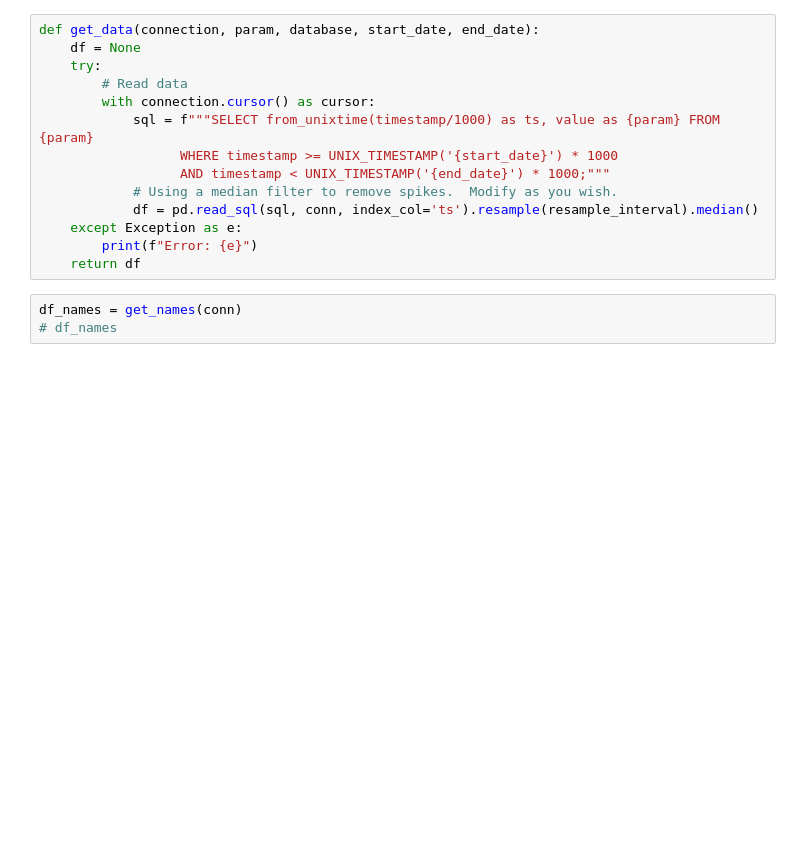
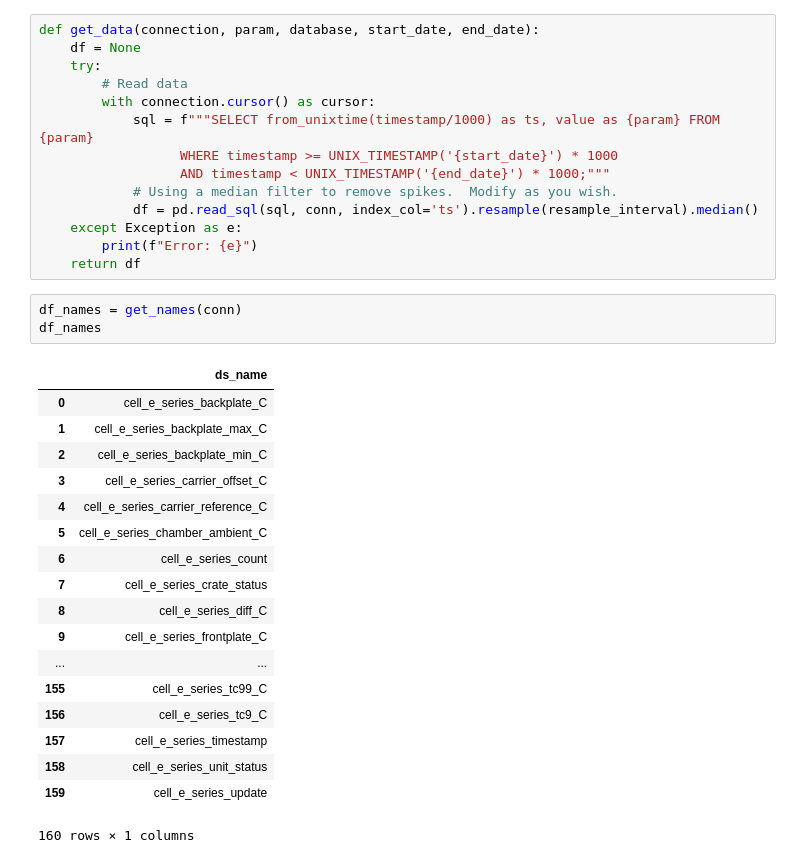
Before and after one commit to tepickering/HALcoll, a Jupyter notebook: notebooks/Cell_e_series_sampler20190517a.ipynb, the cells around one changed output. Drawn from its saved outputs; the diff is of its cells as text; blank space fills up the shorter version.

```diff
--- a/notebooks/Cell_e_series_sampler20190517a.ipynb
+++ b/notebooks/Cell_e_series_sampler20190517a.ipynb
@@ -43,4 +43,23 @@ def get_data(connection, param, database, start_date, end_date):
     return df
 # %%
 df_names = get_names(conn)
-# df_names
+df_names
+# %% [output]
+|  | ds_name |
+| 0 | cell_e_series_backplate_C |
+| 1 | cell_e_series_backplate_max_C |
+| 2 | cell_e_series_backplate_min_C |
+| 3 | cell_e_series_carrier_offset_C |
+| 4 | cell_e_series_carrier_reference_C |
+| 5 | cell_e_series_chamber_ambient_C |
+| 6 | cell_e_series_count |
+| 7 | cell_e_series_crate_status |
+| 8 | cell_e_series_diff_C |
+| 9 | cell_e_series_frontplate_C |
+| ... | ... |
+| 155 | cell_e_series_tc99_C |
+| 156 | cell_e_series_tc9_C |
+| 157 | cell_e_series_timestamp |
+| 158 | cell_e_series_unit_status |
+| 159 | cell_e_series_update |
+160 rows × 1 columns
```
Also changed, not shown: parts of 7 cells of this notebook, 4 other files.
